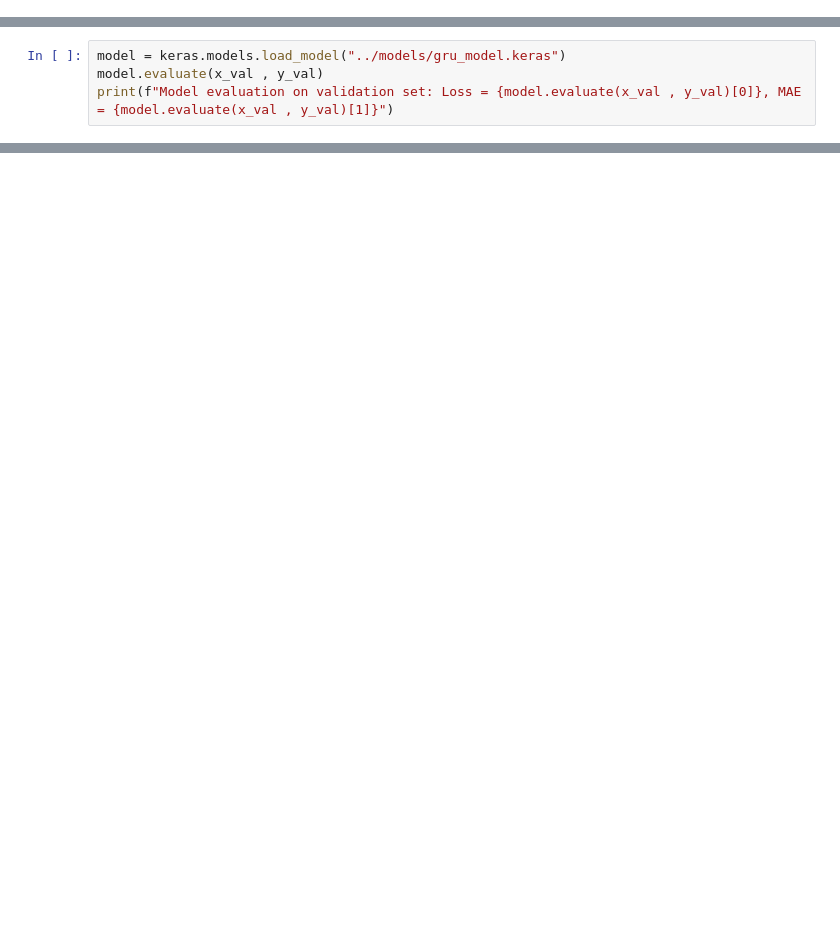
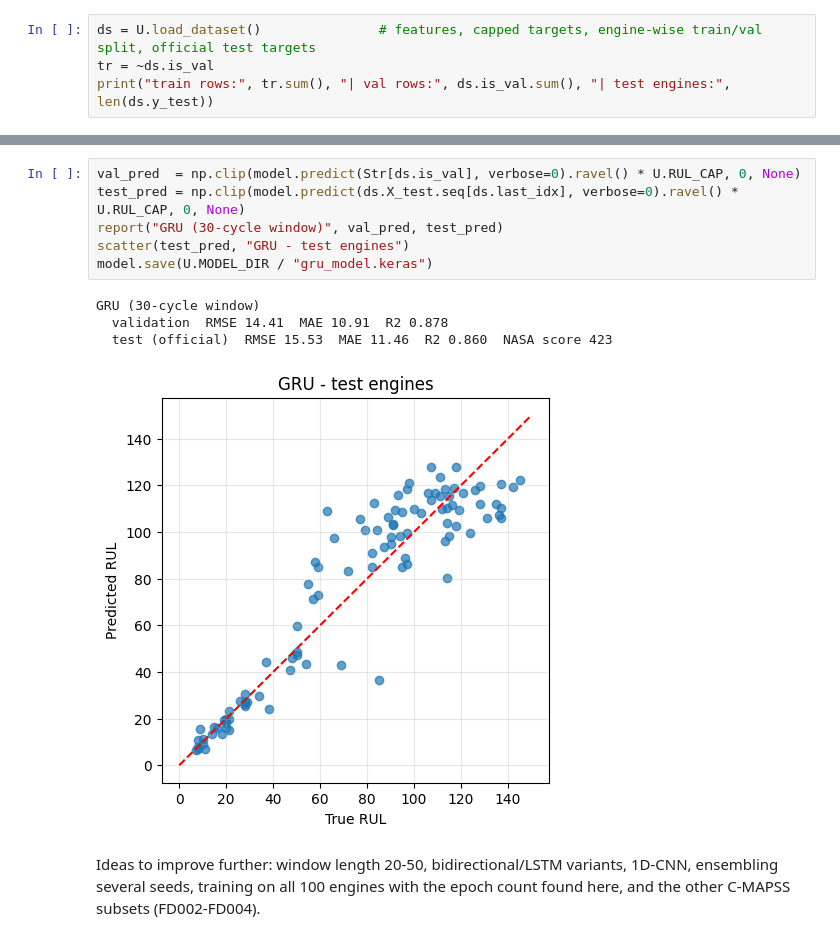
Before and after one commit to aryanfeyziml-loop/cmapss-turbofan-rul-prediction, a Jupyter notebook: notebooks/08_gru_layer.ipynb, the cells around one changed output, grey strips where cells are left out. Saved outputs shown, nothing was run; the diff lists cells and outputs as text; blank space fills up the shorter version.

```diff
--- a/notebooks/08_gru_layer.ipynb
+++ b/notebooks/08_gru_layer.ipynb
@@ -79,0 +19,4 @@ Epoch 100/100
+# %%
+ds = U.load_dataset()               # features, capped targets, engine-wise train/val split, official test targets
+tr = ~ds.is_val
+print("train rows:", tr.sum(), "| val rows:", ds.is_val.sum(), "| test engines:", len(ds.y_test))
@@ -106,4 +106,0 @@ plt.show()
-# %%
-model = keras.models.load_model("../models/gru_model.keras")
-model.evaluate(x_val , y_val)
-print(f"Model evaluation on validation set: Loss = {model.evaluate(x_val , y_val)[0]}, MAE = {model.evaluate(x_val , y_val)[1]}")
@@ -114,0 +107,14 @@ Model evaluation on validation set: Loss = 6237.970703125, MAE = 64.108329772949
+# %%
+val_pred  = np.clip(model.predict(Str[ds.is_val], verbose=0).ravel() * U.RUL_CAP, 0, None)
+test_pred = np.clip(model.predict(ds.X_test.seq[ds.last_idx], verbose=0).ravel() * U.RUL_CAP, 0, None)
+report("GRU (30-cycle window)", val_pred, test_pred)
+scatter(test_pred, "GRU - test engines")
+model.save(U.MODEL_DIR / "gru_model.keras")
+# %% [output]
+GRU (30-cycle window)
+  validation  RMSE 14.41  MAE 10.91  R2 0.878
+  test (official)  RMSE 15.53  MAE 11.46  R2 0.860  NASA score 423
+[figure, added]
+# %% [markdown]
+Ideas to improve further: window length 20-50, bidirectional/LSTM variants, 1D-CNN, ensembling several seeds,
+training on all 100 engines with the epoch count found here, and the other C-MAPSS subsets (FD002-FD004).
```
Also changed, not shown: parts of 14 cells of this notebook, 22 other files.
